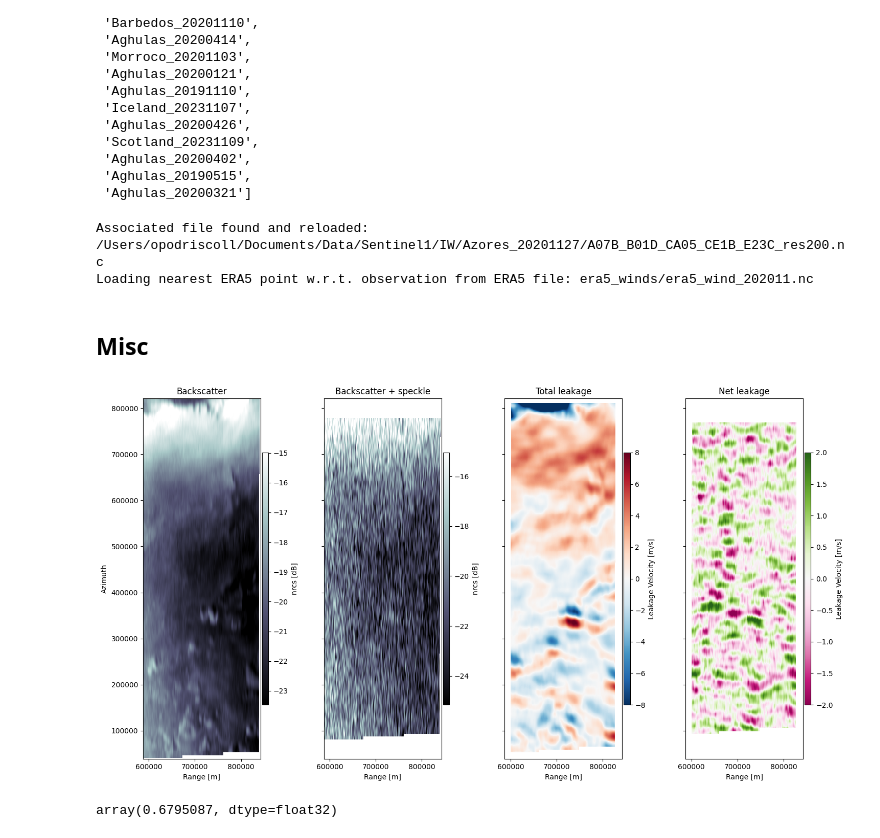
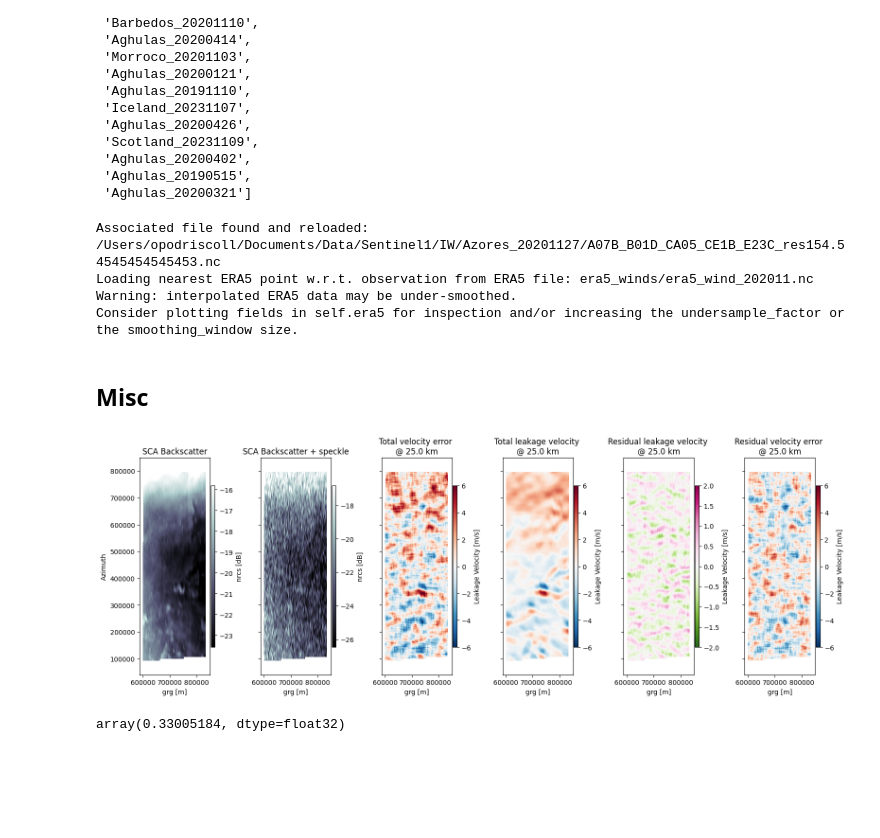
Before and after one commit to owenodriscoll/DopSCA_leakage, a Jupyter notebook: Sentinel1_analyses/process_sentinel1_chain.ipynb, the cells around one changed output. Cells and saved outputs as stored; diff of their text form; code cells hidden in the pictures; blank space fills up the shorter version.

```diff
--- a/Sentinel1_analyses/process_sentinel1_chain.ipynb
+++ b/Sentinel1_analyses/process_sentinel1_chain.ipynb
@@ -58,16 +66,20 @@ test = S1DopplerLeakage(
     era5_directory='era5_winds/',
     resolution_product=25_000,
     az_mask_cutoff=80_000,
-    vx_sat=8000,
+    vx_sat=6800,
     PRF=4,
-    grid_spacing=200,
+    grid_spacing=6800/4/11,
     antenna_length=3.2,
     antenna_height=0.3,
     beam_pattern='phased_array',
     antenna_elements=4,
+    antenna_weighting=0.5,
     incidence_angle_scat=40,
+
     # era5_smoothing_window=30,
     # denoise = True,
+    # _pulsepair_noise = True
+    # _speckle_noise= True
     )
 # %%
 # test.open_data()
@@ -81,49 +93,62 @@ test = S1DopplerLeakage(
 # test.compute_leakage_velocity_estimate()
 test.apply()
 # %% [output]
-Associated file found and reloaded: /Users/opodriscoll/Documents/Data/Sentinel1/IW/Azores_20201127/A07B_B01D_CA05_CE1B_E23C_res200.nc
+Associated file found and reloaded: /Users/opodriscoll/Documents/Data/Sentinel1/IW/Azores_20201127/A07B_B01D_CA05_CE1B_E23C_res154.54545454545453.nc
 Loading nearest ERA5 point w.r.t. observation from ERA5 file: era5_winds/era5_wind_202011.nc
+Warning: interpolated ERA5 data may be under-smoothed.
+Consider plotting fields in self.era5 for inspection and/or increasing the undersample_factor or the smoothing_window size.
 # %% [markdown]
 ## Misc
 # %%
 cbar_kwargs = {'shrink':0.7, 'aspect':40, 'pad' : 0.01, 'extend':'neither'}
 plot_kwargs = {'robust': True}
-plot_leakage_kwargs = {'vmin': -8, 'vmax': 8, 'cmap' : 'RdBu_r'}
-plot_leakage_net_kwargs = {'vmin': -2, 'vmax': 2, 'cmap' : 'PiYG'}
+plot_leakage_kwargs = {'vmin': -6, 'vmax': 6, 'cmap' : 'RdBu_r'}
+plot_leakage_net_kwargs = {'vmin': -2, 'vmax': 2, 'cmap' : 'PiYG_r'}
 label_kwargs = {'xlabel':'Range [m]', 'ylabel':'Azimuth [m]'}
 
 net_leakage = test.data.V_leakage_pulse_rg_subscene - test.data.V_leakage_pulse_rg_subscene_inverted
-nx = 4; ny = 1
-fig, axes = plt.subplots(ny, nx, figsize = (15, 8), sharex=True, sharey=True)
+net_velocity_error =  test.data.V_sigma_subscene - test.data.V_leakage_pulse_rg_subscene_inverted
+nx = 6; ny = 1
+fig, axes = plt.subplots(ny, nx, figsize = (16, 6), sharex=True, sharey=True)
+axes_indexes = np.argwhere(axes)
 
-(10*np.log10(test.data.nrcs_scat)).T.plot(ax= axes[0],
+plot_cut = net_velocity_error / net_velocity_error
+
+(10*np.log10(test.data.nrcs_scat * plot_cut)).T.plot(ax= axes[*axes_indexes[0]],#[0,0],
                                           **{'cmap': 'bone', **plot_kwargs},
                                           cbar_kwargs = {'label':'nrcs [dB]', **cbar_kwargs})
-(10*np.log10(test.data.nrcs_scat_w_noise)).T.plot(ax= axes[1],
+(10*np.log10(test.data.nrcs_scat_w_noise * plot_cut)).T.plot(ax= axes[*axes_indexes[1]],#[0,1],
                                                   **{'cmap': 'bone', **plot_kwargs},
                                                   cbar_kwargs = {'label':'nrcs [dB]', **cbar_kwargs})
-test.data.V_leakage_pulse_rg_subscene.T.plot(ax= axes[2],
+(test.data.V_sigma_subscene * plot_cut).T.plot(ax= axes[*axes_indexes[2]],#[0,2],
                                              **{**plot_leakage_kwargs, **plot_kwargs},
                                              cbar_kwargs = {'label':'Leakage Velocity [m/s]', **cbar_kwargs})
-net_leakage.T.plot(ax= axes[3],
+(test.data.V_leakage_pulse_rg_subscene * plot_cut).T.plot(ax= axes[*axes_indexes[3]],#[1,0],
+                    **{**plot_leakage_kwargs, **plot_kwargs},
+                    cbar_kwargs = {'label':'Leakage Velocity [m/s]', **cbar_kwargs})
+net_leakage.T.plot(ax= axes[*axes_indexes[4]],#[1,1],
                     **{**plot_leakage_net_kwargs, **plot_kwargs},
                     cbar_kwargs = {'label':'Leakage Velocity [m/s]', **cbar_kwargs})
+net_velocity_error.T.plot(ax= axes[*axes_indexes[5]],#[1,2],
+                    **{**plot_leakage_net_kwargs, **plot_leakage_kwargs},
+                    cbar_kwargs = {'label':'Leakage Velocity [m/s]', **cbar_kwargs})
 
-
-titles = ['Backscatter', 'Backscatter + speckle', 'Total leakage', 'Net leakage']
-x_labels = ['Range [m]'] * nx
-y_labels = ['Azimuth'] + [''] * (nx - ny)
+res = test.resolution_product/1000
+titles = ['SCA Backscatter', 'SCA Backscatter + speckle', f'Total velocity error \n@ {res:2} km',
+          f'Total leakage velocity \n@ {res:2} km', f'Residual leakage velocity \n@ {res:2} km', f'Residual velocity error \n@ {res:2} km']
+x_labels = [''] * (nx * np.max([0, ny-1])) + ['Range [m]'] * (nx * (ny-1))
+y_labels = (['Azimuth'] + [''] * (nx - 1)) * ny
 _ = [ax.axes.set_title(i) for ax, i in zip(axes.ravel(), titles)]
 _ = [ax.axes.set_xlabel(i) for ax, i in zip(axes.ravel(), x_labels)]
 _ = [ax.axes.set_ylabel(i) for ax, i in zip(axes.ravel(), y_labels)]
 _ = [ax.axes.set_aspect('equal') for ax in axes.ravel()]
 
 plt.tight_layout()
 # %% [output]
-[figure, old version]
+[figure, new version]
 # %%
 np.sqrt(np.mean(net_leakage**2)).values
 # ax = grad.T.plot(robust = True)
 # ax.axes.set_aspect('equal')
 # %% [output]
-array(0.6795087, dtype=float32)
+array(0.33005184, dtype=float32)
```
Also changed, not shown: parts of 3 cells of this notebook, 2 other files.
